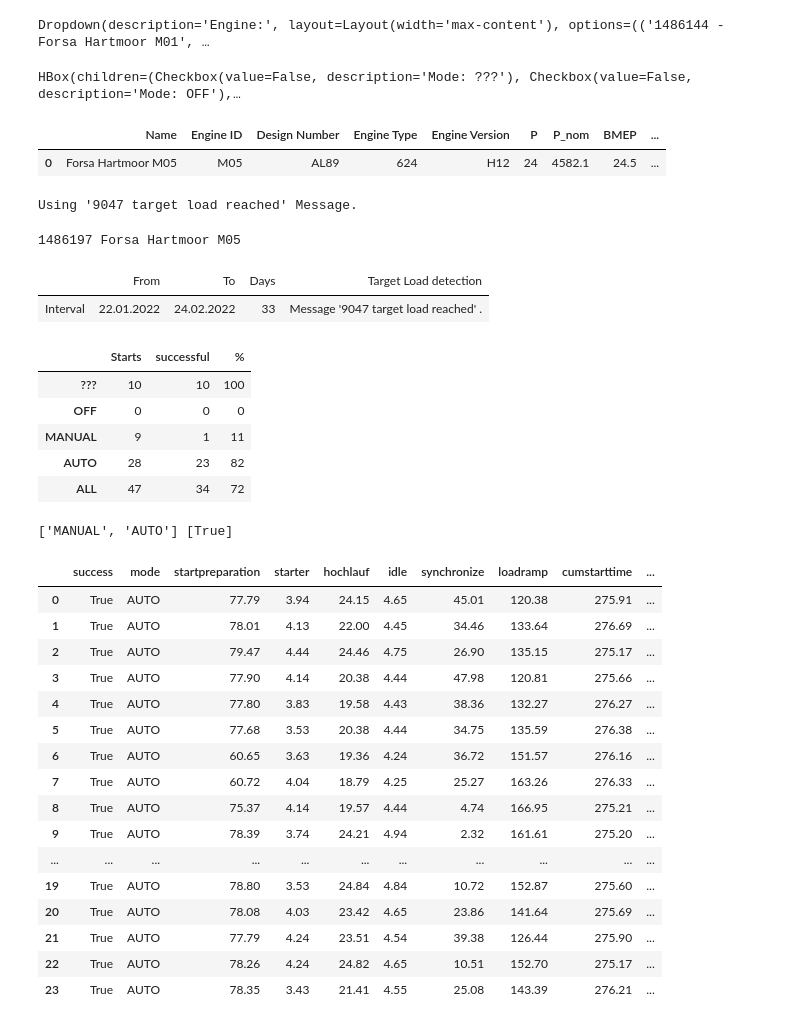
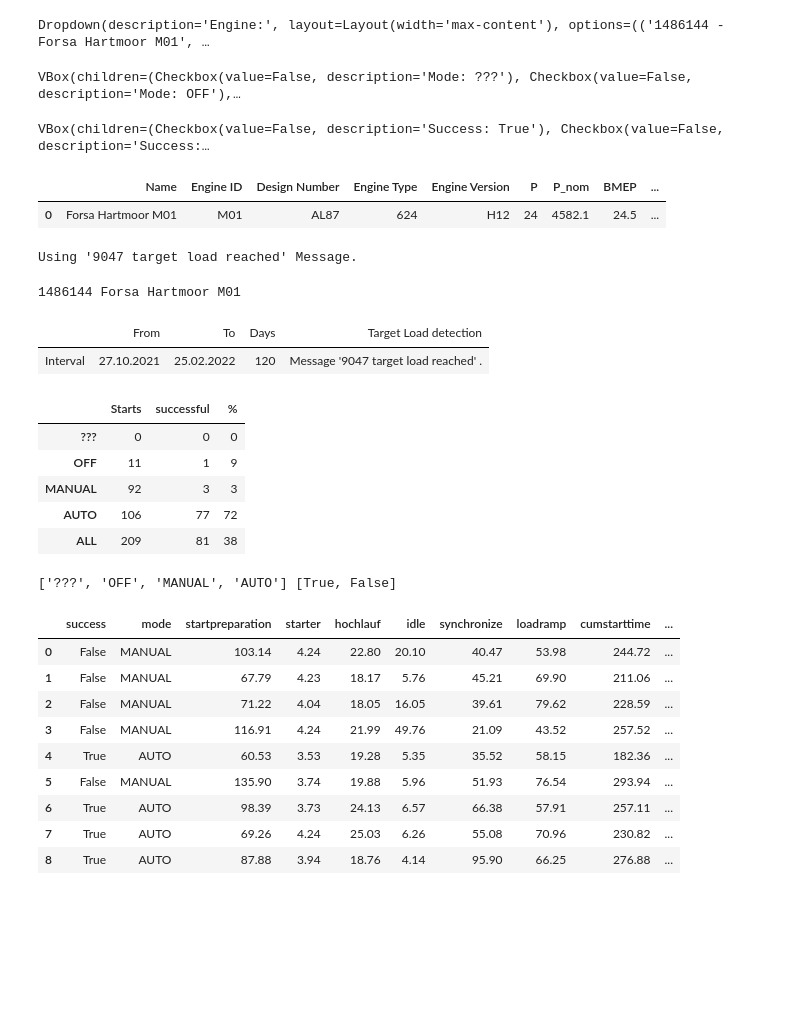
Before and after one commit to dieterch/statemachine, a Jupyter notebook: forsa_hartmoor.ipynb, the cells around one changed output. Saved outputs shown, nothing was run; the diff lists cells and outputs as text; code cells hidden in the pictures; blank space fills up the shorter version.

Commit message:
end of loadramp detection

```diff
--- a/forsa_hartmoor.ipynb
+++ b/forsa_hartmoor.ipynb
@@ -24,11 +24,11 @@ def sfun(x):
             (x['OperationalCondition'] != 'Decommissioned')
         ])
 # %%
-res = mp.search_installed_fleet(sfun).drop('index', axis=1)
-res = res.sort_values(by = "Engine ID",ascending=True).reset_index(drop='index')
-res.T;
+fleet = mp.search_installed_fleet(sfun).drop('index', axis=1)
+fleet = fleet.sort_values(by = "Engine ID",ascending=True).reset_index(drop='index')
+fleet.T;
 # %%
-ddl = pd.DataFrame(res['serialNumber'] + ' - ' + res['IB Site Name'] + ' ' + res['Engine ID'])[0].to_list()
+ddl = pd.DataFrame(fleet['serialNumber'] + ' - ' + fleet['IB Site Name'] + ' ' + fleet['Engine ID'])[0].to_list()
 ddl = [(m, i) for i, m in enumerate(ddl)]
 dl=widgets.Dropdown(options = ddl,value=0,description='Engine:',layout={'width':'max-content'},disabled=False)
 display(dl)
@@ -38,22 +38,27 @@ Dropdown(description='Engine:', layout=Layout(width='max-content'), options=(('1
 rmodes = ['???','OFF','MANUAL','AUTO']; mw = [] ; modes = []
 for mm in rmodes:
     mw.append(widgets.Checkbox(value=False, description='Mode: ' + mm))
-rsucc = [True,False]; sw = []; success=[]
-for rs in rsucc:
-    sw.append(widgets.Checkbox(value=False, description='Success: ' + str(rs)))
-display(widgets.HBox(mw+sw))
+display(widgets.VBox(mw))
 # %% [output]
-HBox(children=(Checkbox(value=False, description='Mode: ???'), Checkbox(value=False, description='Mode: OFF'),…
+VBox(children=(Checkbox(value=False, description='Mode: ???'), Checkbox(value=False, description='Mode: OFF'),…
+# %%
+rsucc = [True,False]; sw = []; success=[]
+for rs in rsucc:
+    sw.append(widgets.Checkbox(value=False, description='Success: ' + str(rs)))
+display(widgets.VBox(sw))
+# %% [output]
+VBox(children=(Checkbox(value=False, description='Success: True'), Checkbox(value=False, description='Success:…
 # %%
-e=dmyplant2.Engine.from_fleet(mp,motor:=res.iloc[dl.value])
+e=dmyplant2.Engine.from_fleet(mp,motor:=fleet.iloc[dl.value])
 pd.DataFrame.from_dict(e.dash, orient='index').T
 # %% [output]
 |  | Name | Engine ID | Design Number | Engine Type | Engine Version | P | P_nom | BMEP | ... |
-| 0 | Forsa Hartmoor M05 | M05 | AL89 | 624 | H12 | 24 | 4582.1 | 24.5 | ... |
+| 0 | Forsa Hartmoor M01 | M01 | AL87 | 624 | H12 | 24 | 4582.1 | 24.5 | ... |
 # %%
 from dfsm import msgFSM
 #fsm = msgFSM(e, skip_day=7) #funktioniert nicht
-fsm = msgFSM(e, p_from=motor['Commissioning Date'])
+#fsm = msgFSM(e, p_from=motor['Commissioning Date'])
+fsm = msgFSM(e)
 fsm.run() # run Finite State Machine
 
 fsm_data = []
@@ -66,15 +71,15 @@ res['result'] = pd.DataFrame(fsm_data[0]['fsm']._starts)
 fsm.summary(res)
 rdf = res['result']
 # %% [output]
-1486197 Forsa Hartmoor M05
+1486144 Forsa Hartmoor M01
 |  | From | To | Days | Target Load detection |
-| Interval | 22.01.2022 | 24.02.2022 | 33 | Message '9047 target load reached' . |
+| Interval | 27.10.2021 | 25.02.2022 | 120 | Message '9047 target load reached' . |
 |  | Starts | successful | % |
-| ??? | 10 | 10 | 100 |
-| OFF | 0 | 0 | 0 |
-| MANUAL | 9 | 1 | 11 |
-| AUTO | 28 | 23 | 82 |
-| ALL | 47 | 34 | 72 |
+| ??? | 0 | 0 | 0 |
+| OFF | 11 | 1 | 9 |
+| MANUAL | 92 | 3 | 3 |
+| AUTO | 106 | 77 | 72 |
+| ALL | 209 | 81 | 38 |
 # %%
 modes = [rmodes[i] for i,v in enumerate(mw) if v.value]
 modes = rmodes if not modes else modes
@@ -87,30 +92,23 @@ rda['count_warnings'] = rda.apply(lambda x: len(x['warnings']), axis=1)
 rda = rda[((rdf['mode'].isin(modes)) & (rdf['success'].isin(success)))].reset_index(drop='index')
 print(modes, success)
 # %% [output]
-['MANUAL', 'AUTO'] [True]
+['???', 'OFF', 'MANUAL', 'AUTO'] [True, False]
 # %%
 # special filters can be added like ...
-#rda = rdf[((rdf['synchronize'] < 300.0) & (rdf['startpreparation'] < 300.0))].reset_index(drop='index')
+rda = rda[((rda['loadramp'] < 80.0) & (rda['startpreparation'] < 300.0))].reset_index(drop='index')
 
 #rda = rda[((rda['count_warnings'] > 0) | (rda['count_alarms'] > 0))].reset_index(drop='index')
 # display the filterd & selected data
 rda[fsm.filter_content + ['count_alarms', 'count_warnings']].round(2)
 # %% [output]
 |  | success | mode | startpreparation | starter | hochlauf | idle | synchronize | loadramp | cumstarttime | ... |
-| 0 | True | AUTO | 77.79 | 3.94 | 24.15 | 4.65 | 45.01 | 120.38 | 275.91 | ... |
-| 1 | True | AUTO | 78.01 | 4.13 | 22.00 | 4.45 | 34.46 | 133.64 | 276.69 | ... |
-| 2 | True | AUTO | 79.47 | 4.44 | 24.46 | 4.75 | 26.90 | 135.15 | 275.17 | ... |
-| 3 | True | AUTO | 77.90 | 4.14 | 20.38 | 4.44 | 47.98 | 120.81 | 275.66 | ... |
-| 4 | True | AUTO | 77.80 | 3.83 | 19.58 | 4.43 | 38.36 | 132.27 | 276.27 | ... |
-| 5 | True | AUTO | 77.68 | 3.53 | 20.38 | 4.44 | 34.75 | 135.59 | 276.38 | ... |
-| 6 | True | AUTO | 60.65 | 3.63 | 19.36 | 4.24 | 36.72 | 151.57 | 276.16 | ... |
-| 7 | True | AUTO | 60.72 | 4.04 | 18.79 | 4.25 | 25.27 | 163.26 | 276.33 | ... |
-| 8 | True | AUTO | 75.37 | 4.14 | 19.57 | 4.44 | 4.74 | 166.95 | 275.21 | ... |
-| 9 | True | AUTO | 78.39 | 3.74 | 24.21 | 4.94 | 2.32 | 161.61 | 275.20 | ... |
-| ... | ... | ... | ... | ... | ... | ... | ... | ... | ... | ... |
-| 19 | True | AUTO | 78.80 | 3.53 | 24.84 | 4.84 | 10.72 | 152.87 | 275.60 | ... |
-| 20 | True | AUTO | 78.08 | 4.03 | 23.42 | 4.65 | 23.86 | 141.64 | 275.69 | ... |
-| 21 | True | AUTO | 77.79 | 4.24 | 23.51 | 4.54 | 39.38 | 126.44 | 275.90 | ... |
-| 22 | True | AUTO | 78.26 | 4.24 | 24.82 | 4.65 | 10.51 | 152.70 | 275.17 | ... |
-| 23 | True | AUTO | 78.35 | 3.43 | 21.41 | 4.55 | 25.08 | 143.39 | 276.21 | ... |
+| 0 | False | MANUAL | 103.14 | 4.24 | 22.80 | 20.10 | 40.47 | 53.98 | 244.72 | ... |
+| 1 | False | MANUAL | 67.79 | 4.23 | 18.17 | 5.76 | 45.21 | 69.90 | 211.06 | ... |
+| 2 | False | MANUAL | 71.22 | 4.04 | 18.05 | 16.05 | 39.61 | 79.62 | 228.59 | ... |
+| 3 | False | MANUAL | 116.91 | 4.24 | 21.99 | 49.76 | 21.09 | 43.52 | 257.52 | ... |
+| 4 | True | AUTO | 60.53 | 3.53 | 19.28 | 5.35 | 35.52 | 58.15 | 182.36 | ... |
+| 5 | False | MANUAL | 135.90 | 3.74 | 19.88 | 5.96 | 51.93 | 76.54 | 293.94 | ... |
+| 6 | True | AUTO | 98.39 | 3.73 | 24.13 | 6.57 | 66.38 | 57.91 | 257.11 | ... |
+| 7 | True | AUTO | 69.26 | 4.24 | 25.03 | 6.26 | 55.08 | 70.96 | 230.82 | ... |
+| 8 | True | AUTO | 87.88 | 3.94 | 18.76 | 4.14 | 95.90 | 66.25 | 276.88 | ... |
 # %%
```
Also changed, not shown: parts of 13 cells of this notebook, 1 other file.
